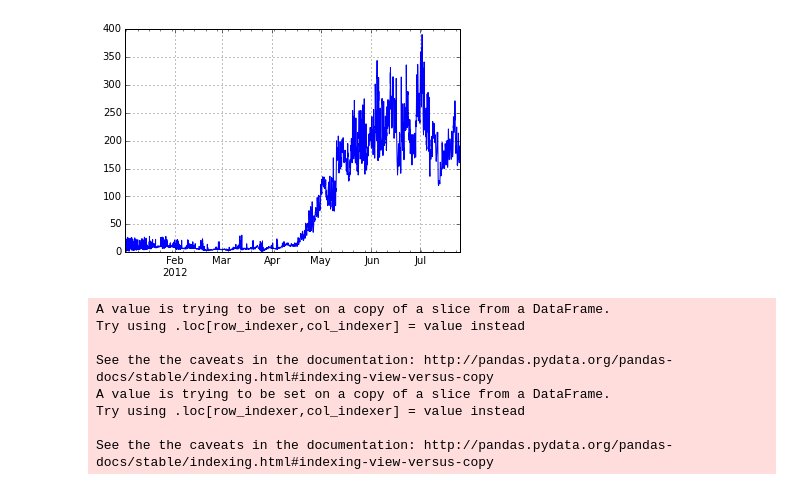
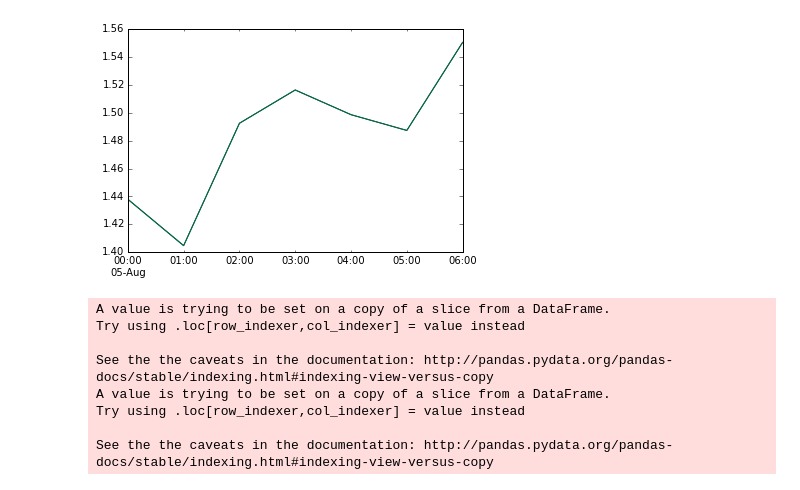
Before and after one commit to okadate/notebook, a Jupyter notebook: rmse1.ipynb, the cells around one changed output. Saved outputs shown, nothing was run; the diff lists cells and outputs as text; code cells hidden in the pictures.

```diff
--- a/rmse1.ipynb
+++ b/rmse1.ipynb
@@ -43,12 +56,14 @@ def rmse1(obsfile, modfile, varid, drange):
 # %%
-modfile = '/Users/teruhisa/mnt/apps/OB500_fennelP/NL04/ob500_mod.nc'
-obsfile = '/Users/teruhisa/Dropbox/Data/ob500_obs_2012_obweb-2.nc'
-varid = 10
-drange = [dt.datetime(2012,1,1,0), dt.datetime(2013,1,1,0)]
+freefile = '/Users/teruhisa/mnt/apps/OB500A/NL05/ob500a_mod.nc'
+assifile = '/Users/teruhisa/mnt/apps/OB500A/I4DVAR01/ob500a_mod.nc'
+obsfile = '/Users/teruhisa/Dropbox/Data/ob500a_obs_2012_obweb-3.nc'
 
-rmse1(obsfile, modfile, varid, drange)
+varid = 6
+date_range = [dt.datetime(2012,8,5,0), dt.datetime(2012,8,5,6)]
+
+rmse1(varid, date_range, obsfile, freefile, assifile)
 # %% [output]
-[figure, old version]
+[figure, new version]
 # %%
 def rmse2(obsfile, modfile, varid, drange):
 
```
Also changed, not shown: parts of 1 cell of this notebook, 8 other files.
